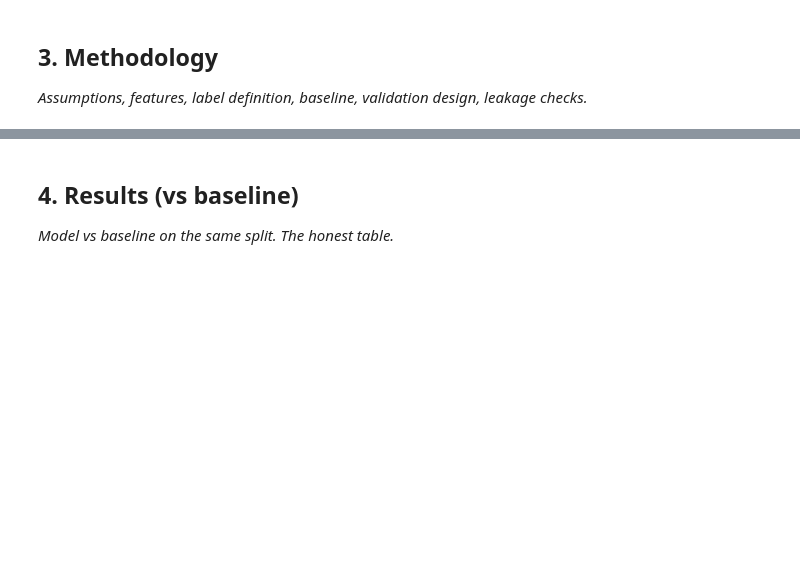
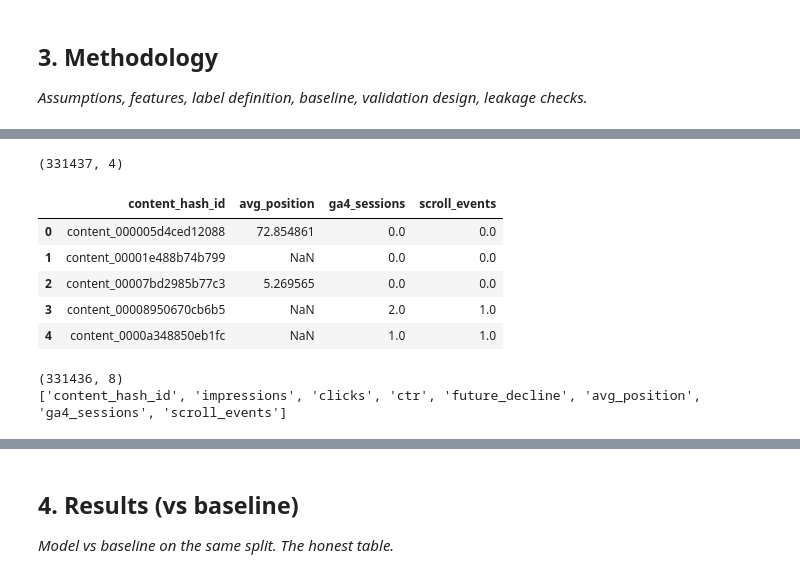
Before and after one commit to ShardhaBatra/flyrank-ml-internship, a Jupyter notebook: work/notebooks/capstone.ipynb, the cells around one changed output, grey strips where cells are left out. Saved outputs shown, nothing was run; the diff lists cells and outputs as text; code cells hidden in the pictures; blank space fills up the shorter version.

```diff
--- a/work/notebooks/capstone.ipynb
+++ b/work/notebooks/capstone.ipynb
@@ -16,0 +55,22 @@ This skeleton is yours to fill. Work the sections **in order** — each one has
+# %%
+# Load the March 2026 warehouse data
+
+from google.colab import userdata
+from huggingface_hub import login
+from datasets import load_dataset
+
+login(userdata.get("HF_TOKEN"))
+
+ds = load_dataset(
+    "FlyRank/internship-warehouse",
+    data_files="fact_content_daily_performance/month=2026-03/data_0.parquet",
+    split="train",
+    token=userdata.get("HF_TOKEN")
+)
+
+df = ds.to_pandas()
+
+print("Rows:", len(df))
+print("Columns:", len(df.columns))
+print("Start date:", df["report_date"].min())
+print("End date:", df["report_date"].max())
@@ -20,0 +279,36 @@ This skeleton is yours to fill. Work the sections **in order** — each one has
+# %%
+# Build additional March-level features
+
+march_features = (
+    df
+    .groupby("content_hash_id")
+    .agg(
+        avg_position=("gsc_avg_position", "mean"),
+        ga4_sessions=("ga4_sessions", "sum"),
+        scroll_events=("scroll_events", "sum")
+    )
+    .reset_index()
+)
+
+print(march_features.shape)
+march_features.head()
+# %% [output]
+(331437, 4)
+|  | content_hash_id | avg_position | ga4_sessions | scroll_events |
+| 0 | content_000005d4ced12088 | 72.854861 | 0.0 | 0.0 |
+| 1 | content_00001e488b74b799 | NaN | 0.0 | 0.0 |
+| 2 | content_00007bd2985b77c3 | 5.269565 | 0.0 | 0.0 |
+| 3 | content_00008950670cb6b5 | NaN | 2.0 | 1.0 |
+| 4 | content_0000a348850eb1fc | NaN | 1.0 | 1.0 |
+# %%
+features = features.merge(
+    march_features,
+    on="content_hash_id",
+    how="left"
+)
+
+print(features.shape)
+print(features.columns.tolist())
+# %% [output]
+(331436, 8)
+['content_hash_id', 'impressions', 'clicks', 'ctr', 'future_decline', 'avg_position', 'ga4_sessions', 'scroll_events']
```
Also changed, not shown: parts of 24 cells of this notebook.
